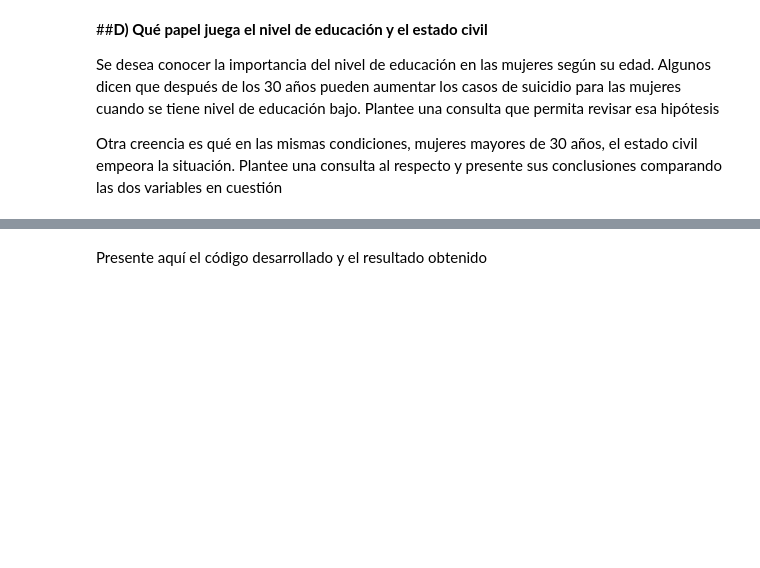
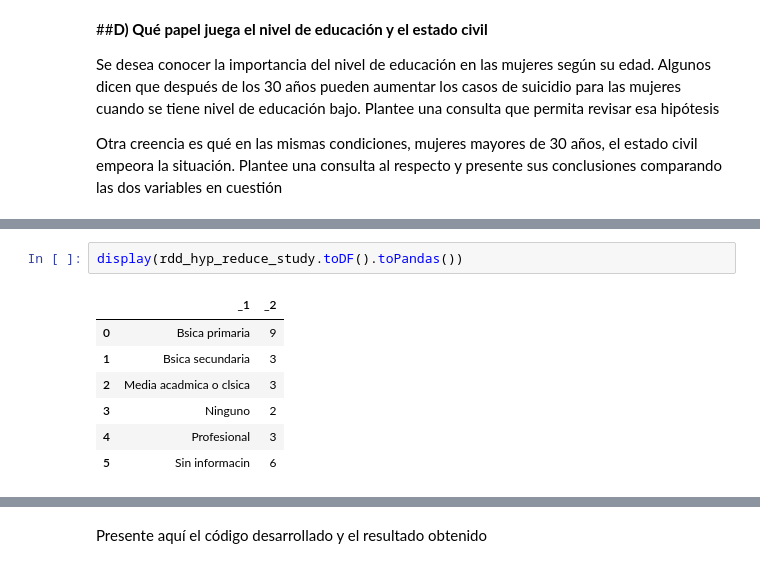
Before and after one commit to Alberto-San/BigData, a Jupyter notebook: 06 - [TALLER] - RDD.ipynb, the cells around one changed output, grey strips where cells are left out. Drawn from its saved outputs; the diff is of its cells as text; blank space fills up the shorter version.

```diff
--- a/06 - [TALLER] - RDD.ipynb
+++ b/06 - [TALLER] - RDD.ipynb
@@ -297,0 +311,10 @@ rdd_hyp_reduce.take(20)
+# %%
+display(rdd_hyp_reduce_study.toDF().toPandas())
+# %% [output]
+|  | _1 | _2 |
+| 0 | Bsica primaria | 9 |
+| 1 | Bsica secundaria | 3 |
+| 2 | Media acadmica o clsica | 3 |
+| 3 | Ninguno | 2 |
+| 4 | Profesional | 3 |
+| 5 | Sin informacin | 6 |
```
Also changed, not shown: parts of 7 cells of this notebook.
